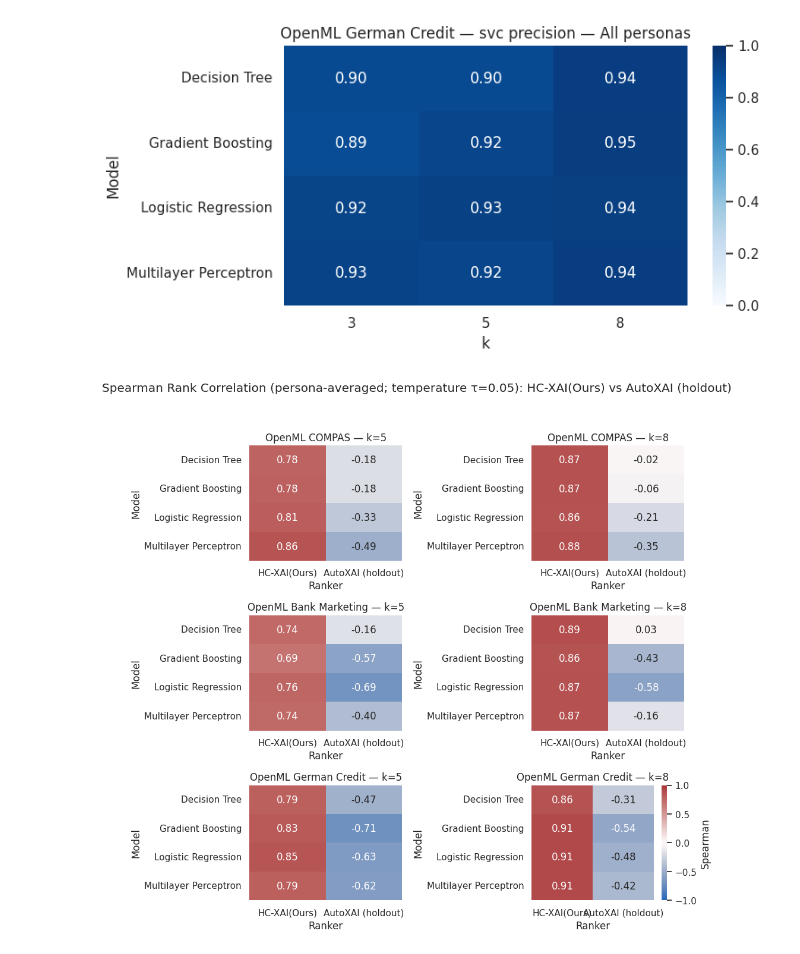
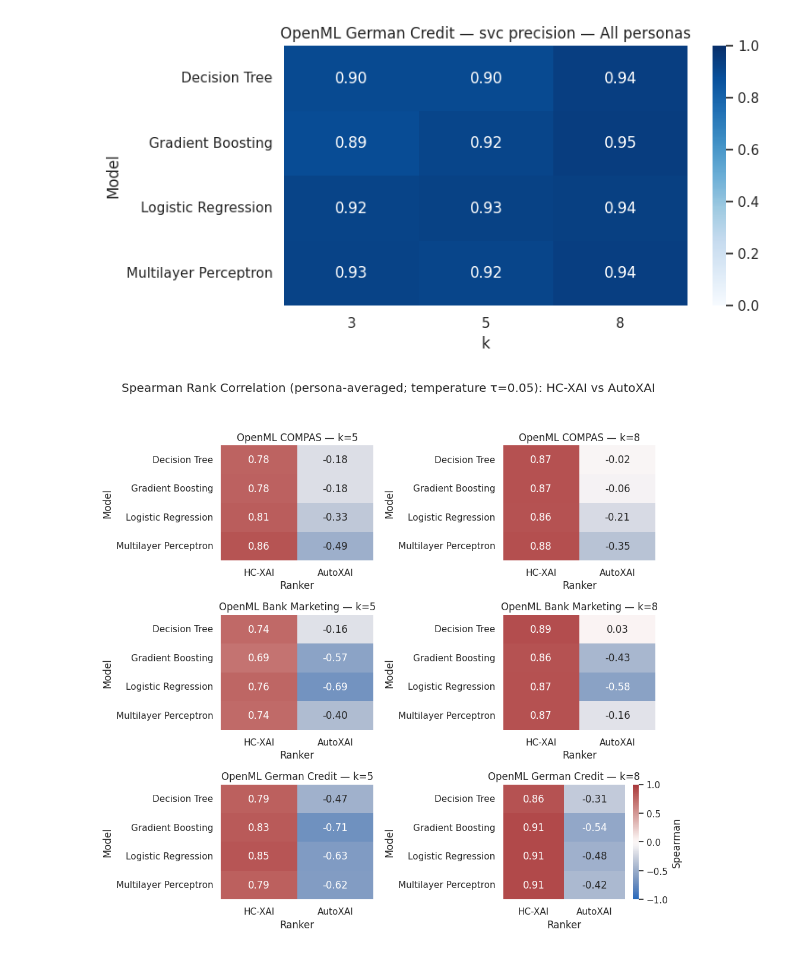
Before and after one commit to kellemNegasi/perso-xai, a Jupyter notebook: src/preference_learning/report_visualization.ipynb, the cells around one changed output. Cells and saved outputs as stored; diff of their text form; code cells hidden in the pictures.

```diff
--- a/src/preference_learning/report_visualization.ipynb
+++ b/src/preference_learning/report_visualization.ipynb
@@ -230,8 +230,8 @@ K_VALUES = [5, 8]
 DATASETS_TO_PLOT = ['open_compas', 'openml_bank_marketing', 'openml_german_credit']
 
 ranker_labels = {
-    'svc': 'HC-XAI(Ours)',
-    'autoxai': 'AutoXAI (holdout)',
+    'svc': 'HC-XAI',
+    'autoxai': 'AutoXAI',
 }
 
 spearman_source = results_df.copy()
@@ -303,33 +303,33 @@ else:
                 if model_key in present_models
             ]
             if model_order:
                 pivot_table = pivot_table.reindex(model_order)
 
             mask = pivot_table.isna()
             sns.heatmap(
                 pivot_table,
                 annot=True,
                 fmt='.2f',
                 cmap='vlag',
                 vmin=-1,
                 vmax=1,
                 mask=mask,
                 ax=ax,
                 cbar=(row_idx == n_rows - 1 and col_idx == n_cols - 1),
                 cbar_kws={'label': 'Spearman'} if (row_idx == n_rows - 1 and col_idx == n_cols - 1) else None,
             )
             ax.set_title(f"{dataset_label} — k={k}")
             ax.set_xlabel('Ranker')
             ax.set_ylabel('Model')
 
     fig.suptitle(
         f"Spearman Rank Correlation (persona-averaged; temperature {temperature_title}): "
         f"{ranker_labels['svc']} vs {ranker_labels['autoxai']}"
     )
     fig.tight_layout(rect=[0, 0, 1, 0.95])
     fig.savefig("spearman_heatmaps_with_user_simulation.png", dpi=300, bbox_inches="tight")
     plt.show()
 # %% [output]
-[figure, old version]
+[figure, new version]
 # %%
 # (Intentionally left blank)
```
Also changed, not shown: 1 other file.
